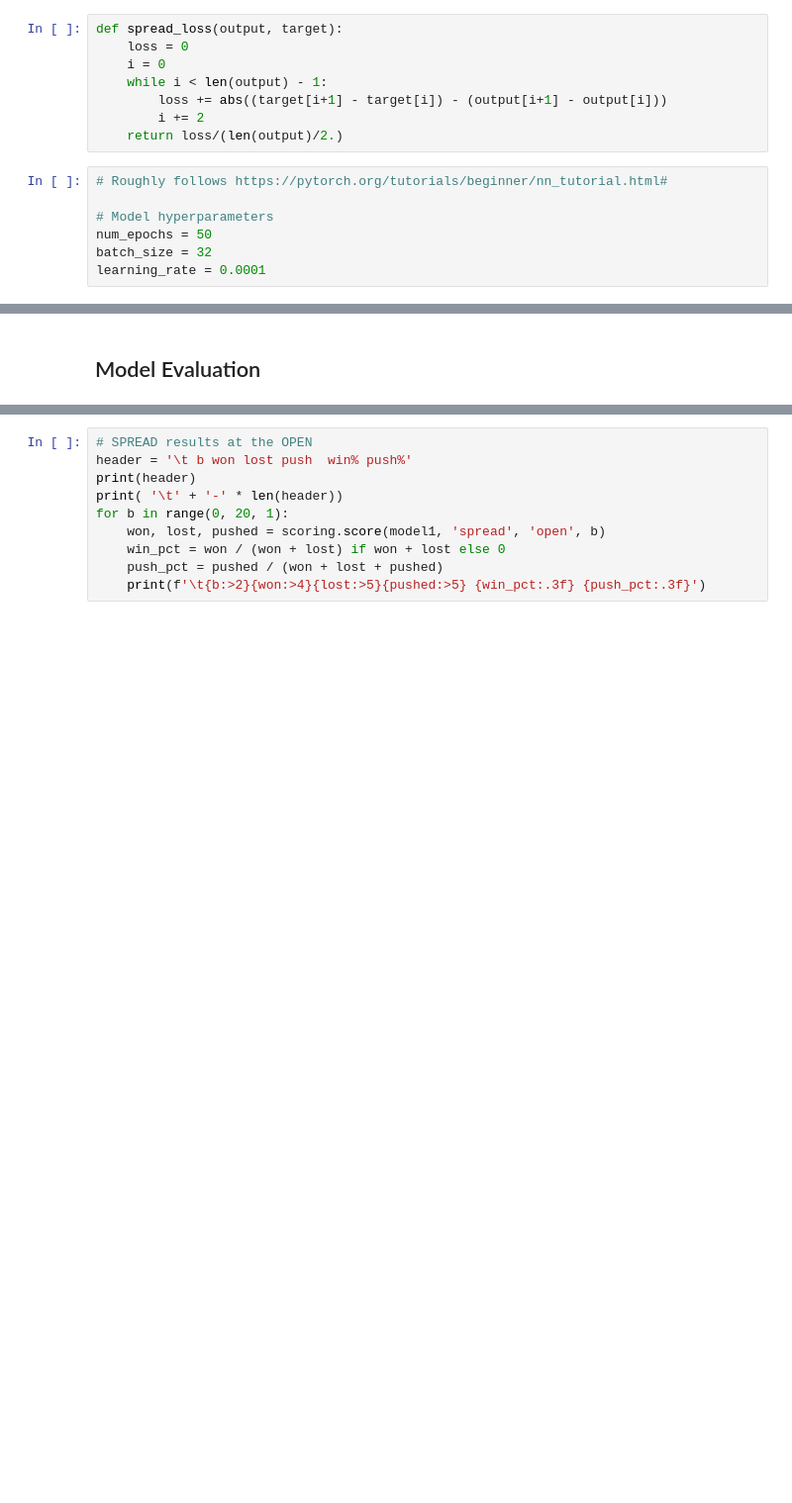
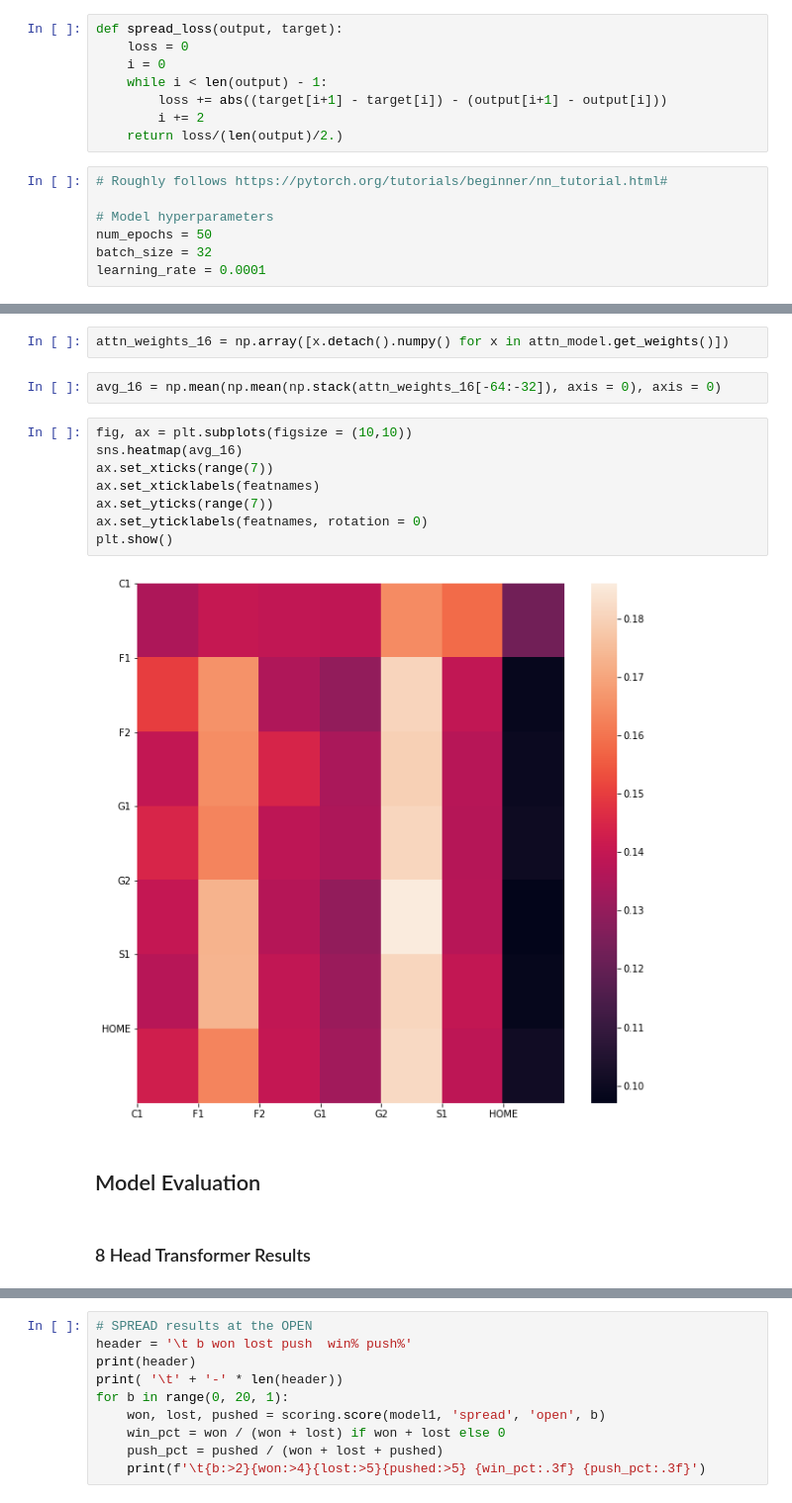
Before and after one commit to matteosantama/bookmaker, a Jupyter notebook: report_attention.ipynb, the cells around one changed output, grey strips where cells are left out. Shown at 99% size. Saved outputs shown, nothing was run; the diff lists cells and outputs as text; blank space fills up the shorter version.

```diff
--- a/report_attention.ipynb
+++ b/report_attention.ipynb
@@ -114,5 +167,21 @@ Test Error:  tensor(10.8093, dtype=torch.float64, grad_fn=<SmoothL1LossBackward>
+# %%
+attn_weights_16 = np.array([x.detach().numpy() for x in attn_model.get_weights()])
+# %%
+avg_16 = np.mean(np.mean(np.stack(attn_weights_16[-64:-32]), axis = 0), axis = 0)
+# %%
+fig, ax = plt.subplots(figsize = (10,10))
+sns.heatmap(avg_16)
+ax.set_xticks(range(7))
+ax.set_xticklabels(featnames)
+ax.set_yticks(range(7))
+ax.set_yticklabels(featnames, rotation = 0)
+plt.show()
+# %% [output]
+[figure, added]
 # %% [markdown]
 ## Model Evaluation
+# %% [markdown]
+### 8 Head Transformer Results
 # %%
 # OVER/UNDER results at the CLOSE
 header = '\t b won lost push  win% push%'
```
Also changed, not shown: parts of 27 cells of this notebook, 2 other files.
